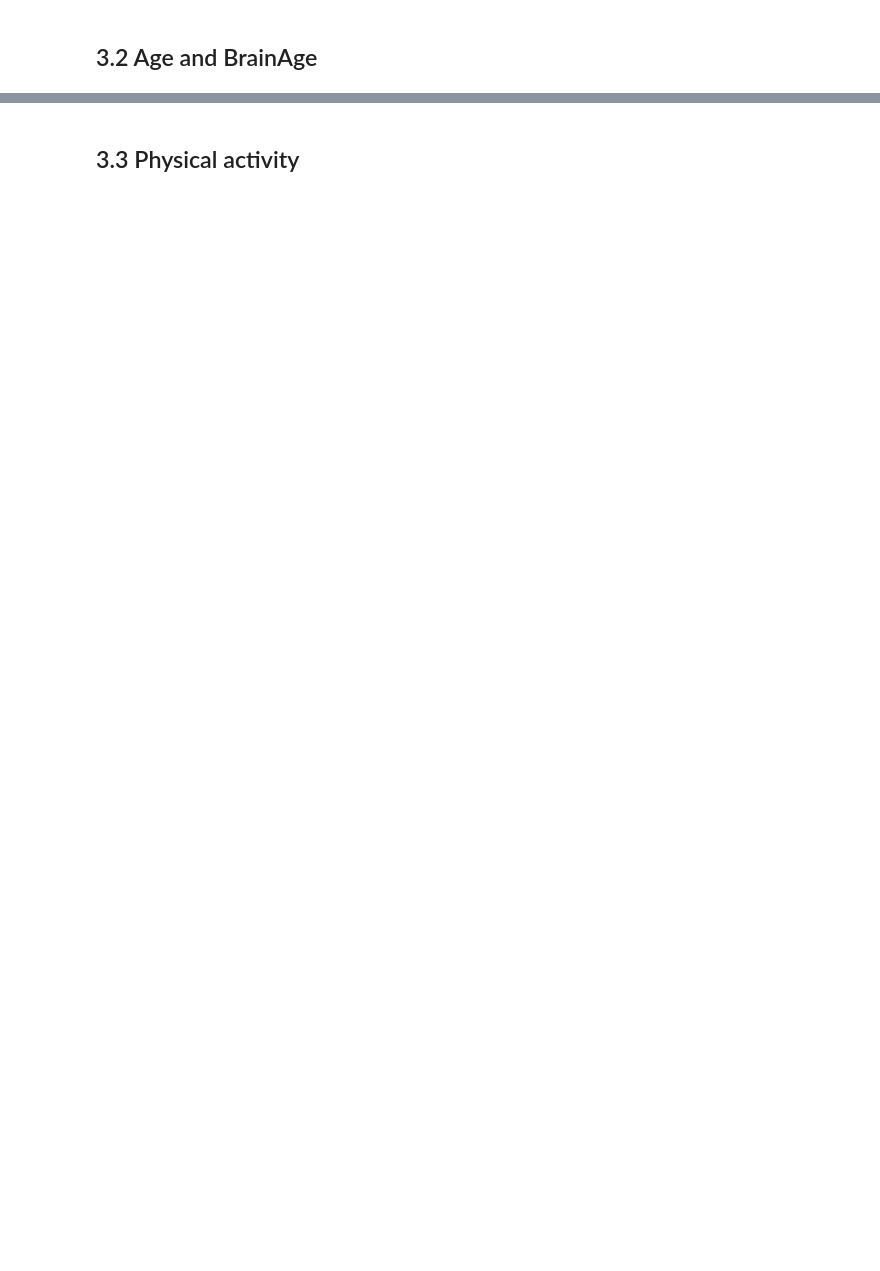
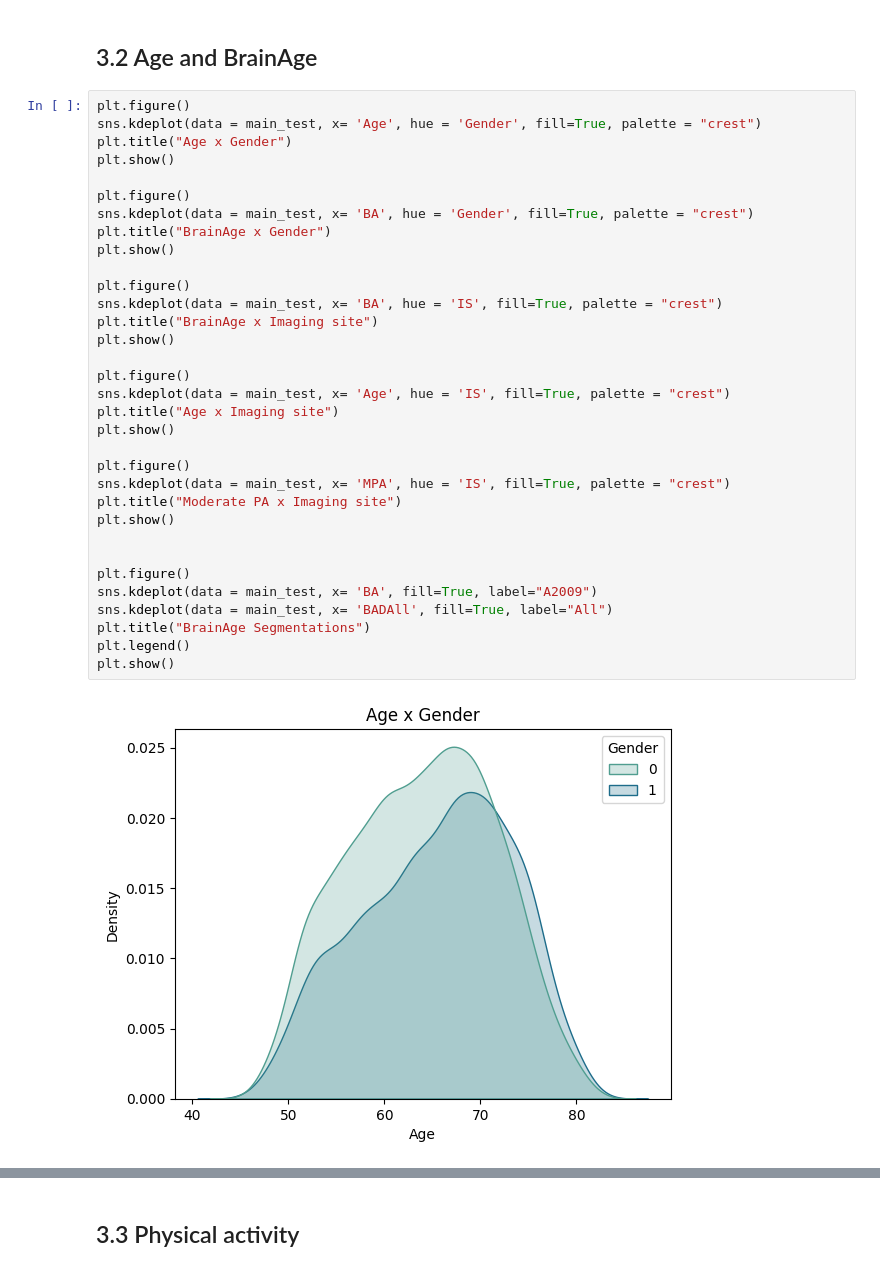
Before and after one commit to ivychad/Hanna, a Jupyter notebook: 6 Validation.ipynb, the cells around one changed output, grey strips where cells are left out. Cells and saved outputs as stored; diff of their text form; blank space fills up the shorter version.

```diff
--- a/6 Validation.ipynb
+++ b/6 Validation.ipynb
@@ -415,2 +411,37 @@ main_test.head()
 # %% [markdown]
 ## 3.2 Age and BrainAge
+# %%
+plt.figure()
+sns.kdeplot(data = main_test, x= 'Age', hue = 'Gender', fill=True, palette = "crest")
+plt.title("Age x Gender")
+plt.show()
+
+plt.figure()
+sns.kdeplot(data = main_test, x= 'BA', hue = 'Gender', fill=True, palette = "crest")
+plt.title("BrainAge x Gender")
+plt.show()
+
+plt.figure()
+sns.kdeplot(data = main_test, x= 'BA', hue = 'IS', fill=True, palette = "crest")
+plt.title("BrainAge x Imaging site")
+plt.show()
+
+plt.figure()
+sns.kdeplot(data = main_test, x= 'Age', hue = 'IS', fill=True, palette = "crest")
+plt.title("Age x Imaging site")
+plt.show()
+
+plt.figure()
+sns.kdeplot(data = main_test, x= 'MPA', hue = 'IS', fill=True, palette = "crest")
+plt.title("Moderate PA x Imaging site")
+plt.show()
+
+
+plt.figure()
+sns.kdeplot(data = main_test, x= 'BA', fill=True, label="A2009")
+sns.kdeplot(data = main_test, x= 'BADAll', fill=True, label="All")
+plt.title("BrainAge Segmentations")
+plt.legend()
+plt.show()
+# %% [output]
+[figure, added]
```
Also changed, not shown: parts of 60 cells of this notebook, 2 other files.
